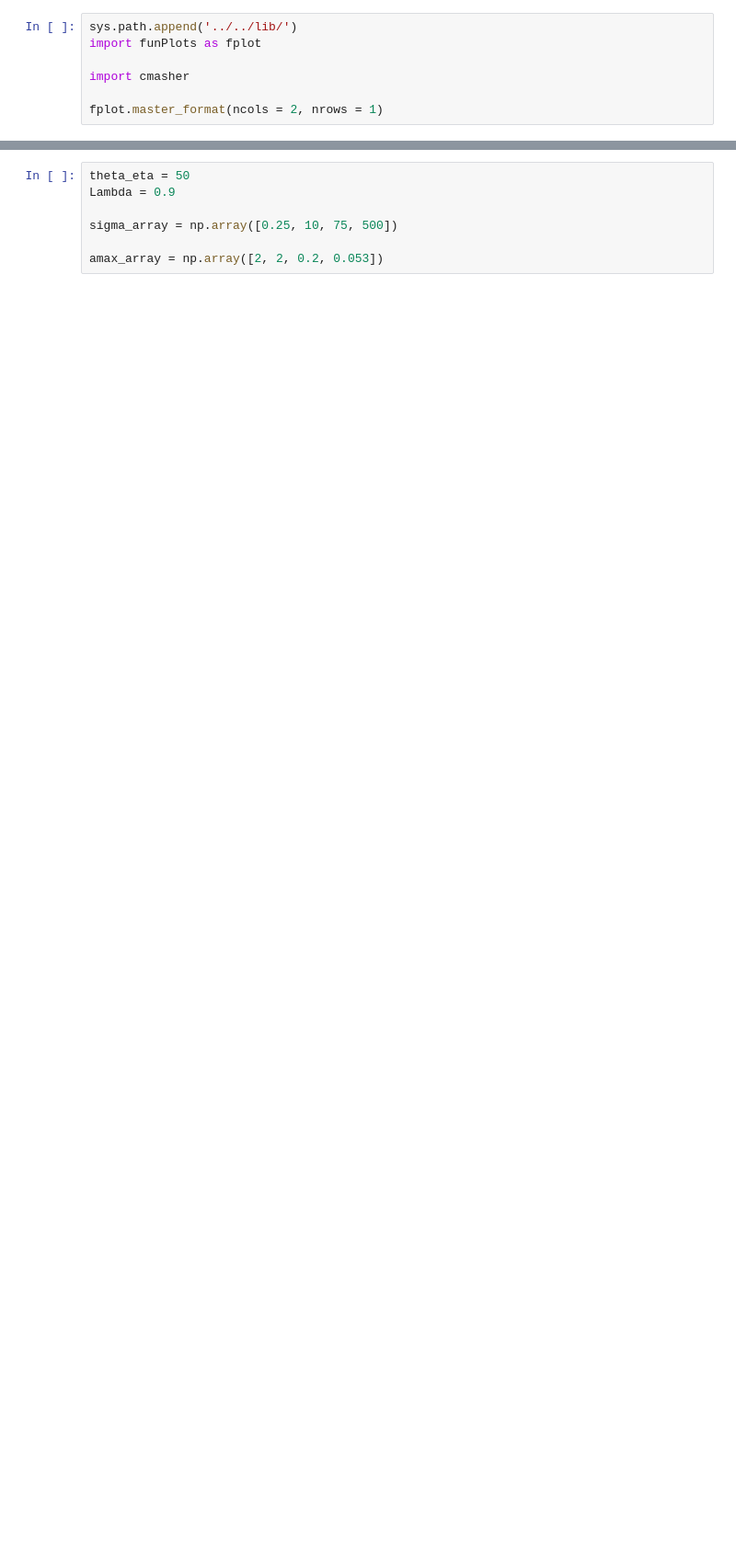
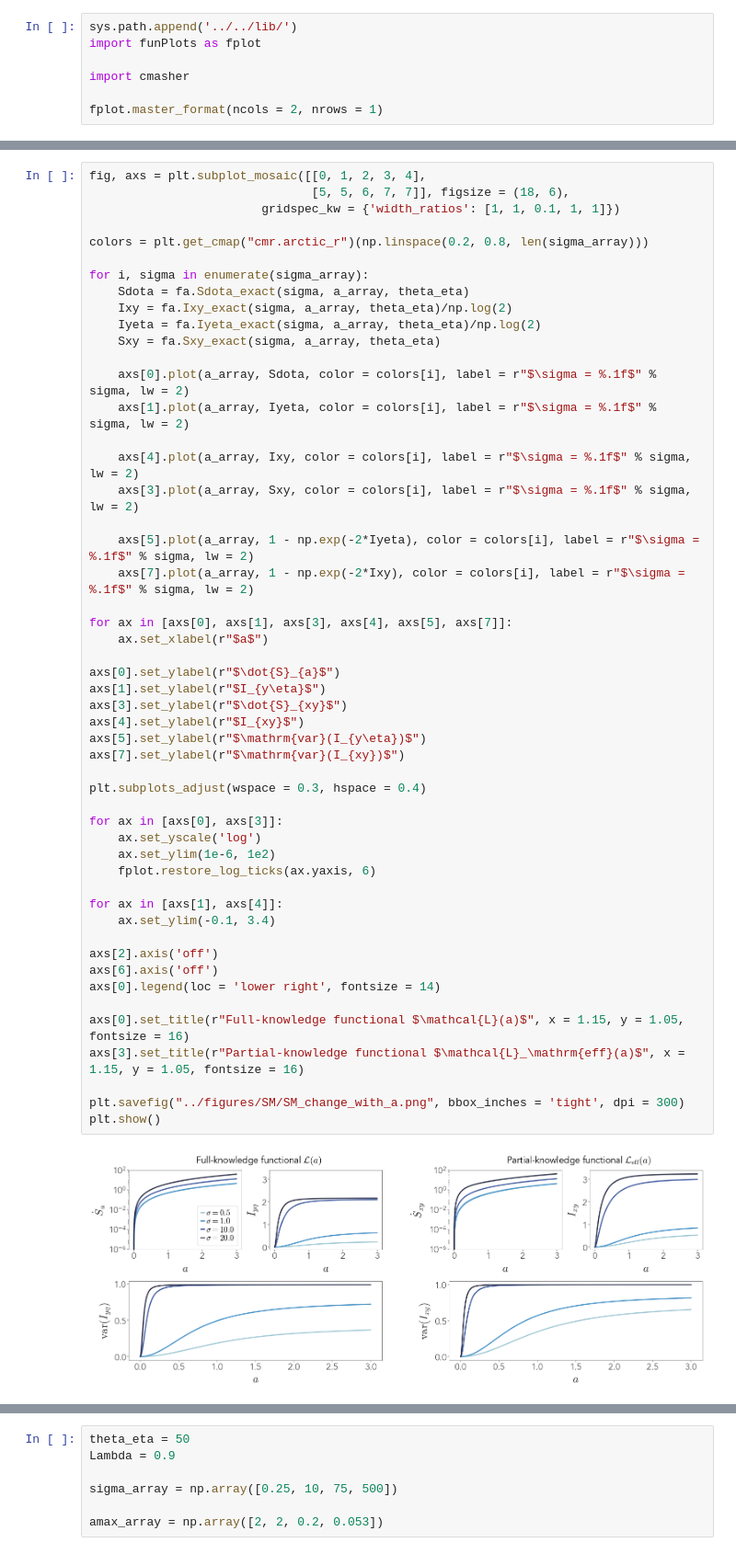
Before and after one commit to giorgionicoletti/InfoTrasduction, a Jupyter notebook: notebooks/FiguresSM.ipynb, the cells around one changed output, grey strips where cells are left out. Shown at 92% size. Cells and saved outputs as stored; diff of their text form; blank space fills up the shorter version.

```diff
--- a/notebooks/FiguresSM.ipynb
+++ b/notebooks/FiguresSM.ipynb
@@ -43,0 +135,53 @@ fplot.master_format(ncols = 2, nrows = 1)
+# %%
+fig, axs = plt.subplot_mosaic([[0, 1, 2, 3, 4],
+                               [5, 5, 6, 7, 7]], figsize = (18, 6),
+                        gridspec_kw = {'width_ratios': [1, 1, 0.1, 1, 1]})
+
+colors = plt.get_cmap("cmr.arctic_r")(np.linspace(0.2, 0.8, len(sigma_array)))
+
+for i, sigma in enumerate(sigma_array):
+    Sdota = fa.Sdota_exact(sigma, a_array, theta_eta)
+    Ixy = fa.Ixy_exact(sigma, a_array, theta_eta)/np.log(2)
+    Iyeta = fa.Iyeta_exact(sigma, a_array, theta_eta)/np.log(2)
+    Sxy = fa.Sxy_exact(sigma, a_array, theta_eta)
+
+    axs[0].plot(a_array, Sdota, color = colors[i], label = r"$\sigma = %.1f$" % sigma, lw = 2)
+    axs[1].plot(a_array, Iyeta, color = colors[i], label = r"$\sigma = %.1f$" % sigma, lw = 2)
+
+    axs[4].plot(a_array, Ixy, color = colors[i], label = r"$\sigma = %.1f$" % sigma, lw = 2)
+    axs[3].plot(a_array, Sxy, color = colors[i], label = r"$\sigma = %.1f$" % sigma, lw = 2)
+
+    axs[5].plot(a_array, 1 - np.exp(-2*Iyeta), color = colors[i], label = r"$\sigma = %.1f$" % sigma, lw = 2)
+    axs[7].plot(a_array, 1 - np.exp(-2*Ixy), color = colors[i], label = r"$\sigma = %.1f$" % sigma, lw = 2)
+
+for ax in [axs[0], axs[1], axs[3], axs[4], axs[5], axs[7]]:
+    ax.set_xlabel(r"$a$")
+
+axs[0].set_ylabel(r"$\dot{S}_{a}$")
+axs[1].set_ylabel(r"$I_{y\eta}$")
+axs[3].set_ylabel(r"$\dot{S}_{xy}$")
+axs[4].set_ylabel(r"$I_{xy}$")
+axs[5].set_ylabel(r"$\mathrm{var}(I_{y\eta})$")
+axs[7].set_ylabel(r"$\mathrm{var}(I_{xy})$")
+
+plt.subplots_adjust(wspace = 0.3, hspace = 0.4)
+
+for ax in [axs[0], axs[3]]:
+    ax.set_yscale('log')
+    ax.set_ylim(1e-6, 1e2)
+    fplot.restore_log_ticks(ax.yaxis, 6)
+
+for ax in [axs[1], axs[4]]:
+    ax.set_ylim(-0.1, 3.4)
+
+axs[2].axis('off')
+axs[6].axis('off')
+axs[0].legend(loc = 'lower right', fontsize = 14)
+
+axs[0].set_title(r"Full-knowledge functional $\mathcal{L}(a)$", x = 1.15, y = 1.05, fontsize = 16)
+axs[3].set_title(r"Partial-knowledge functional $\mathcal{L}_\mathrm{eff}(a)$", x = 1.15, y = 1.05, fontsize = 16)
+
+plt.savefig("../figures/SM/SM_change_with_a.png", bbox_inches = 'tight', dpi = 300)
+plt.show()
+# %% [output]
+[figure, added]
```
Also changed, not shown: parts of 15 cells of this notebook, 17 other files.
